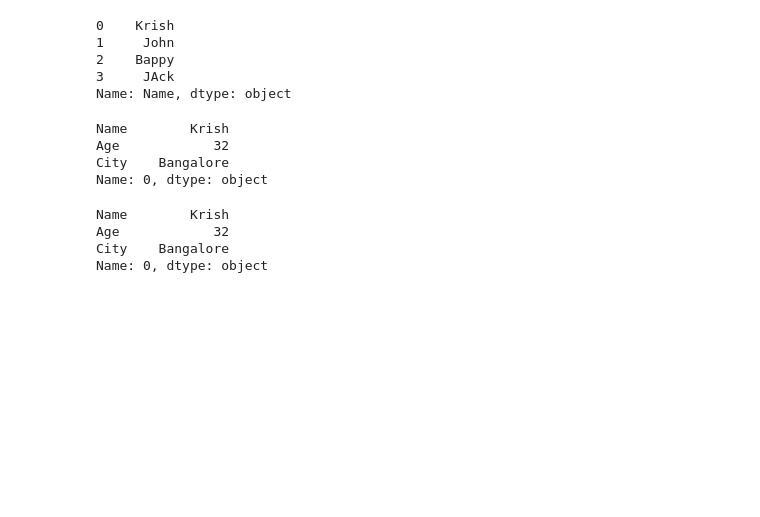
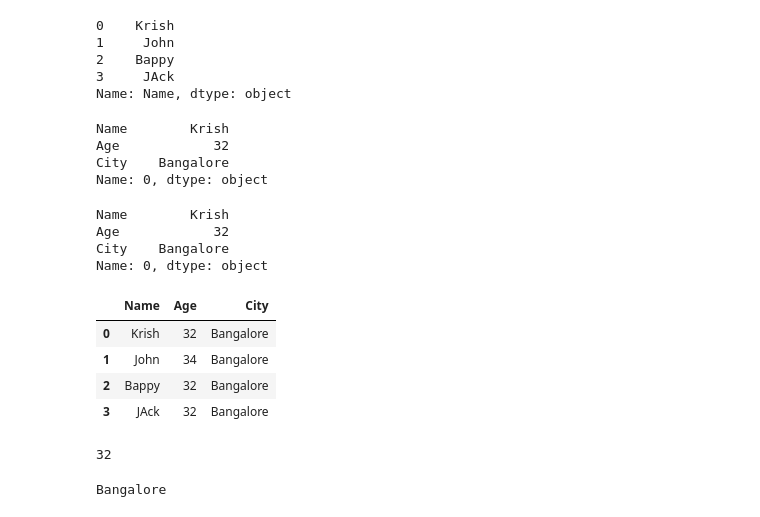
Before and after one commit to PandoraAnalyst/py-analysis, a Jupyter notebook: py-analysis/pandas.ipynb, the cells around one changed output. Drawn from its saved outputs; the diff is of its cells as text; code cells hidden in the pictures; blank space fills up the shorter version.

```diff
--- a/py-analysis/pandas.ipynb
+++ b/py-analysis/pandas.ipynb
@@ -148,3 +148,20 @@ Name        Krish
 Age            32
 City    Bangalore
 Name: 0, dtype: object
+# %%
+df
+# %% [output]
+|  | Name | Age | City |
+| 0 | Krish | 32 | Bangalore |
+| 1 | John | 34 | Bangalore |
+| 2 | Bappy | 32 | Bangalore |
+| 3 | JAck | 32 | Bangalore |
+# %%
+print(df.at[2,'Age'])
+# %% [output]
+32
+# %%
+## Accessing a specified element using iat
+print(df.iat[2,2])
+# %% [output]
+Bangalore
```
Also changed, not shown: parts of 8 cells of this notebook.
